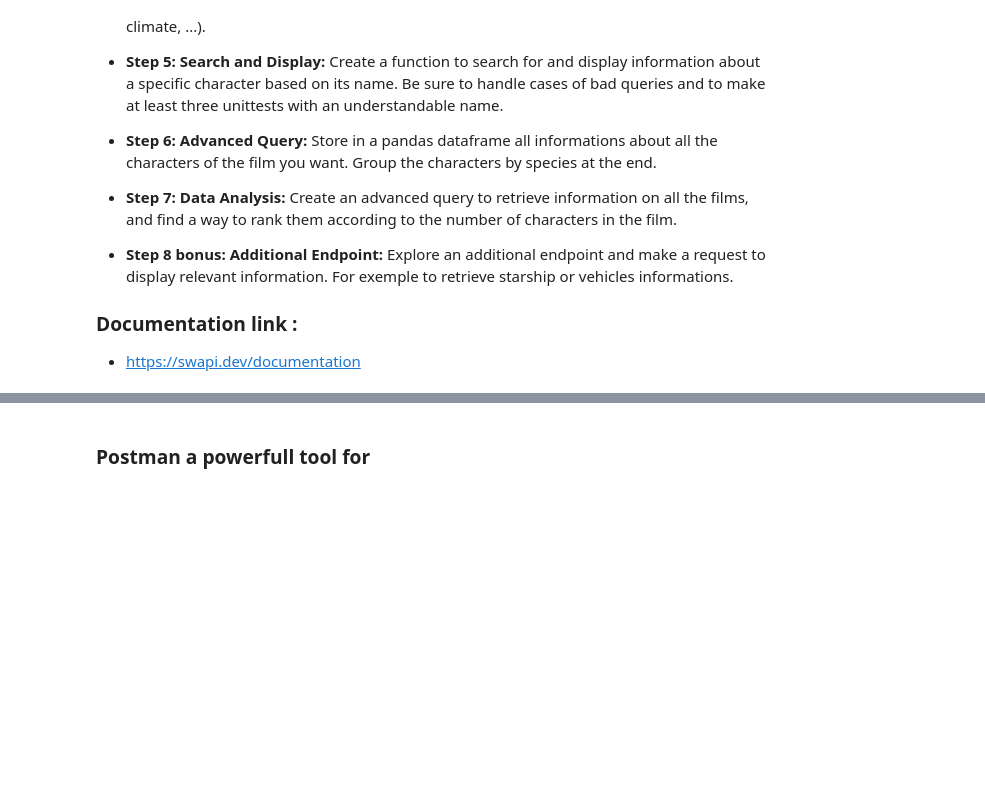
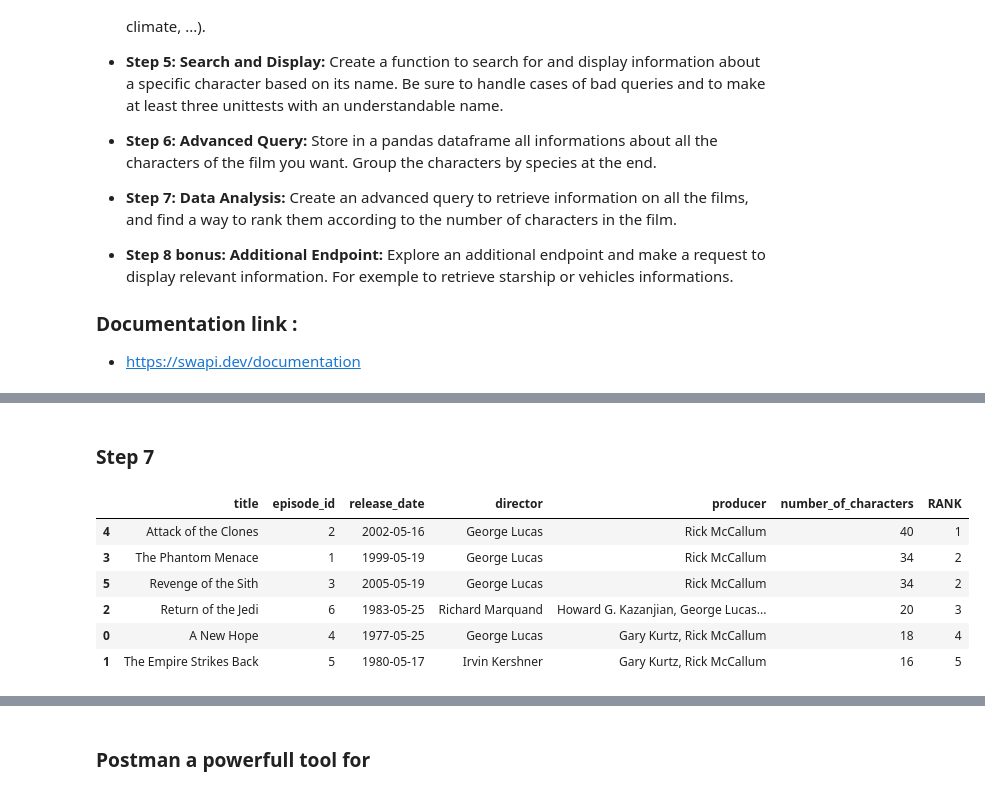
Before and after one commit to abelleCH/API---Webscrapping, a Jupyter notebook: TP1/1 - Practical number 1.ipynb, the cells around one changed output, grey strips where cells are left out. Drawn from its saved outputs; the diff is of its cells as text; code cells hidden in the pictures; blank space fills up the shorter version.

```diff
--- a/TP1/1 - Practical number 1.ipynb
+++ b/TP1/1 - Practical number 1.ipynb
@@ -351,0 +539,44 @@ data
+# %% [markdown]
+### Step 7
+# %%
+import pandas as pd
+import requests
+
+def fetch_all_films():
+    """
+    Récupère les informations de tous les films via l'API SWAPI.
+    """
+    url = "https://swapi.dev/api/films/"
+    response = requests.get(url)
+    films_data = response.json()["results"]  # on recuprer les resultats donc films dans le json
+    films = []
+
+    for film in films_data:
+        film_info = {
+            "title": film["title"],
+            "episode_id": film["episode_id"],
+            "release_date": film["release_date"],
+            "director": film["director"],
+            "producer": film["producer"],
+            "number_of_characters": len(film["characters"])  # Nombre de personnages
+        }
+        films.append(film_info)
+
+    df_films = pd.DataFrame(films)
+    return df_films
+
+df_films = fetch_all_films()
+
+df_films_sorted = df_films.sort_values(by="number_of_characters", ascending=False)
+
+df_films_sorted["RANK"] = df_films_sorted["number_of_characters"].rank(method="dense", ascending=False).astype(int)
+
+df_films_sorted
+# %% [output]
+|  | title | episode_id | release_date | director | producer | number_of_characters | RANK |
+| 4 | Attack of the Clones | 2 | 2002-05-16 | George Lucas | Rick McCallum | 40 | 1 |
+| 3 | The Phantom Menace | 1 | 1999-05-19 | George Lucas | Rick McCallum | 34 | 2 |
+| 5 | Revenge of the Sith | 3 | 2005-05-19 | George Lucas | Rick McCallum | 34 | 2 |
+| 2 | Return of the Jedi | 6 | 1983-05-25 | Richard Marquand | Howard G. Kazanjian, George Lucas... | 20 | 3 |
+| 0 | A New Hope | 4 | 1977-05-25 | George Lucas | Gary Kurtz, Rick McCallum | 18 | 4 |
+| 1 | The Empire Strikes Back | 5 | 1980-05-17 | Irvin Kershner | Gary Kurtz, Rick McCallum | 16 | 5 |
```
Also changed, not shown: parts of 15 cells of this notebook.
